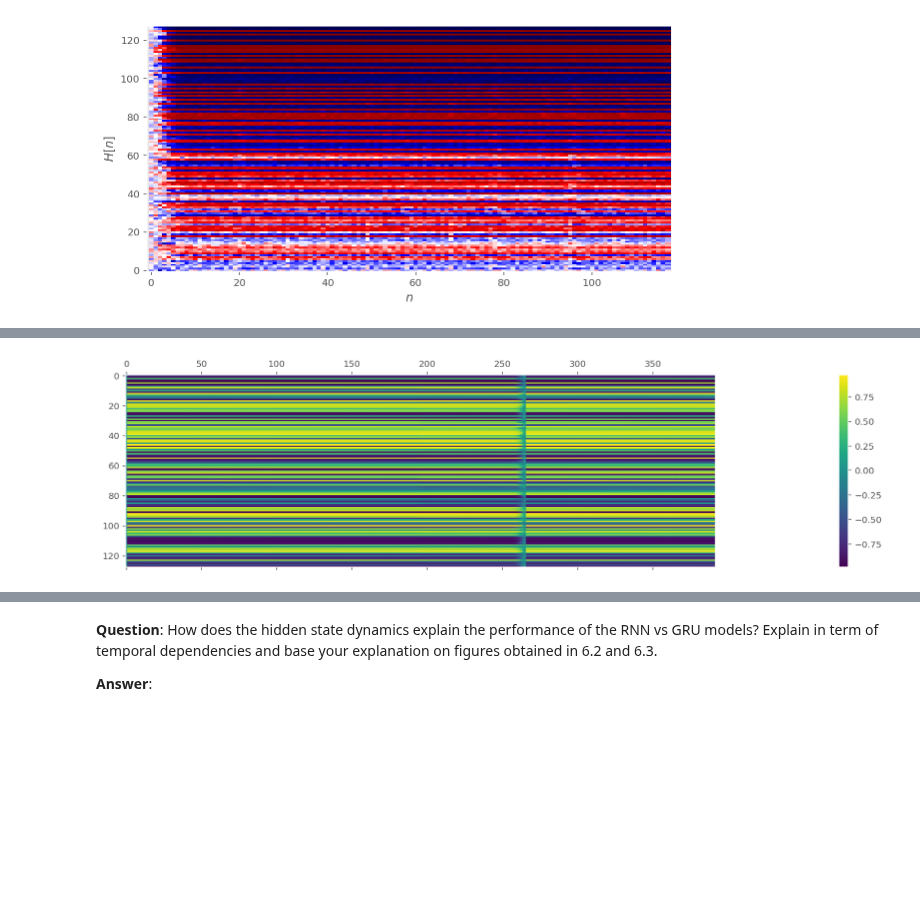
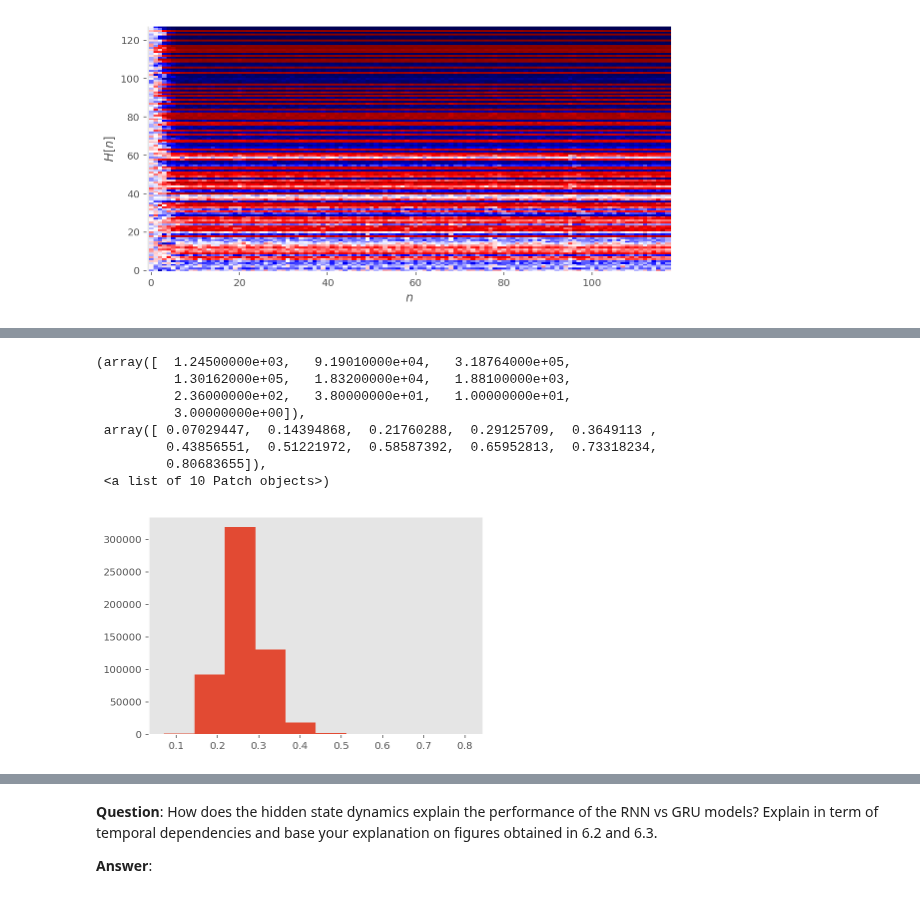
Before and after one commit to lguillain/Artificial-Neural-Networks, a Jupyter notebook: miniproject2/miniproject2_Leonore.ipynb, the cells around one changed output, grey strips where cells are left out. Cells and saved outputs as stored; diff of their text form; code cells hidden in the pictures; blank space fills up the shorter version.

```diff
--- a/miniproject2/miniproject2_Leonore.ipynb
+++ b/miniproject2/miniproject2_Leonore.ipynb
@@ -662,7 +664,7 @@ def buildModel(dictionaries, batch_length, dropout=0.2, activation='GRU', Hsize=
 
     return model, model_2
 
-RNNmodel, StateModel = buildModel(dictionaries,
+RNNmodel, RNNStateModel = buildModel(dictionaries,
                       batch_length=maxlen-1,#Put here the number of notes (timesteps) you have in your Zero-padded matrices
                       activation='RNN')
 RNNmodel.summary()
@@ -705,11 +703,7 @@ plotLearningCurves(history)
 # %% [markdown]
 Part 2:
 # %%
-GRUmodel = buildModel(dictionaries,
+GRUmodel, GRUStateModel = buildModel(dictionaries,
                       batch_length=maxlen-1,#Put here the number of notes (timesteps) you have in your Zero-padded matrices
                       activation='GRU')
 GRUmodel.summary()
-
-epochs = 20
-history_GRU = GRUmodel.fit([XT, XP], [YT, YP], batch_size=128,
-                       epochs=epochs, validation_split=0.2, verbose=1) #validation split
@@ -834,15 +836,20 @@ ax.matshow(S_all[50].T)
 # %%
-avg = []
-for i in range(len(XP)):
-    P = XP[i]
-    T = XT[i]
-    X = [np.array([T]), np.array([P])]
-    a, b, H = StateModel.predict(X)
+def get_diffs(model):
+    avg = []
+    for i in range(len(XP)):
 
-    xlim = [-1,np.where(P==1)[0][-1]+1]
-    if len(H) == 0:
-        print(len(H))
-    diff = np.mean([[abs(j-i) for i,j in zip(H[:xlim[1]-1,k], H[1:xlim[1],k])] for k in range(H.shape[1])], axis=1)
-    sortidx = np.argsort(-diff)
-    H = H[:,sortidx]
-    avg.append(H)
+        P = XP[i]
+        T = XT[i]
+        xlim = [-1,np.where(P==1)[0][-1]+1]
+
+        X = [np.array([T]), np.array([P])]
+        a, b, H = model.predict(X)
+        H = H[0]
+
+        #if len([[abs(j-i) for i,j in zip(H[:xlim[1]-1,k], H[1:xlim[1],k])] for k in range(H.shape[1])]) == 0:
+        #print(np.array([[abs(j-i) for i,j in zip(H[:xlim[1]-1,k], H[1:xlim[1],k])] for k in range(H.shape[1])]).shape)
+
+        diff = np.mean([[abs(j-i) for i,j in zip(H[:xlim[1]-1,k], H[1:xlim[1],k])] for k in range(H.shape[1])], axis=1)
+        #print(diff.shape)
+        avg.append(diff)
+    return np.array(avg)
@@ -851,15 +856,14 @@ S_mean = np.mean(avg, axis=0)[0]
-# %%
-#3
-# what are masked time steps?
-#StateModel.predict([XP, XT])
-
-fig = plt.figure()
-fig.set_figwidth(50)
-
-ax = fig.add_subplot(111)
-
-plot = ax.matshow(S_mean.T)
-fig.colorbar(plot)
-plt.show()
-# %% [output]
-[figure, removed]
+# %%
+avg = get_diffs(GRUStateModel)
+# %%
+plt.hist(np.array(avg).flatten())
+# %% [output]
+(array([  1.24500000e+03,   9.19010000e+04,   3.18764000e+05,
+          1.30162000e+05,   1.83200000e+04,   1.88100000e+03,
+          2.36000000e+02,   3.80000000e+01,   1.00000000e+01,
+          3.00000000e+00]),
+ array([ 0.07029447,  0.14394868,  0.21760288,  0.29125709,  0.3649113 ,
+         0.43856551,  0.51221972,  0.58587392,  0.65952813,  0.73318234,
+         0.80683655]),
+ <a list of 10 Patch objects>)
+[figure, added]
```
Also changed, not shown: parts of 10 cells of this notebook.
